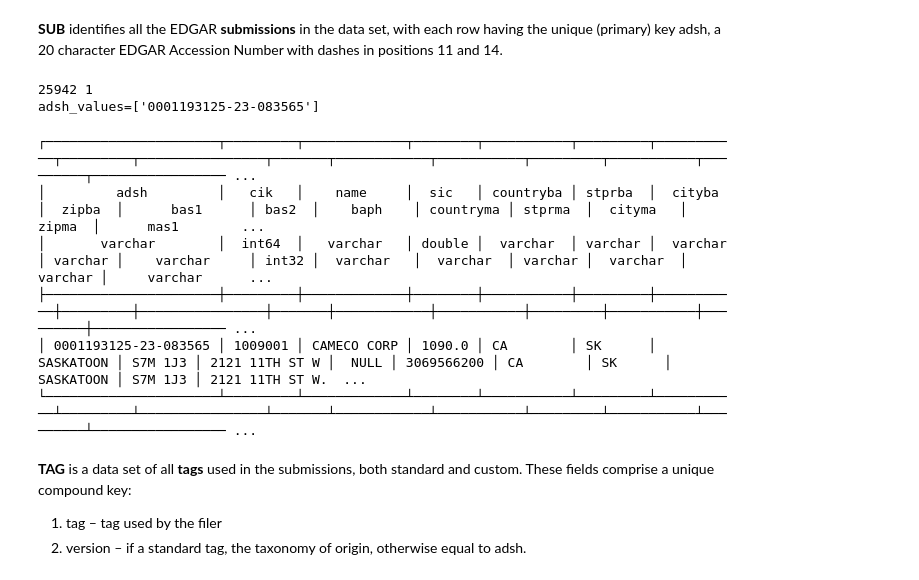
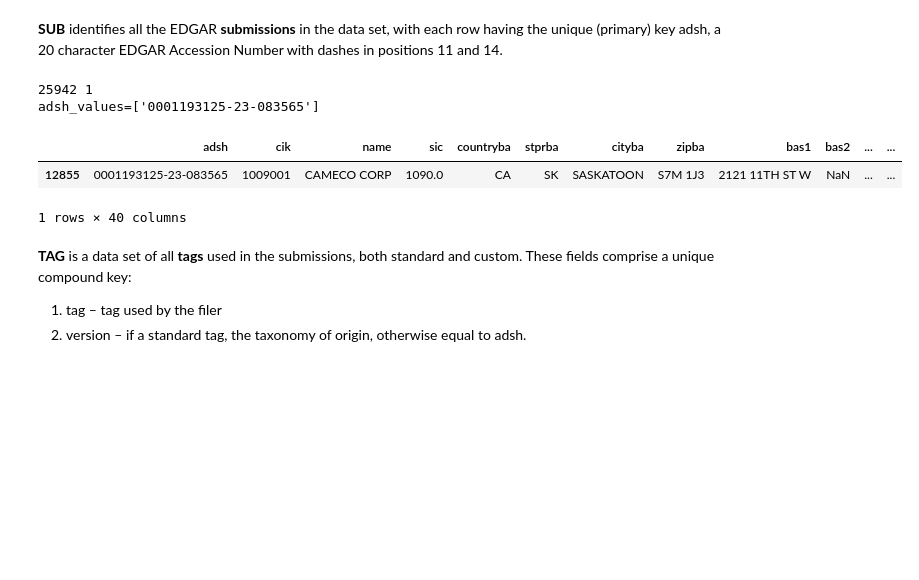
Before and after one commit to JamesSullivan/SEC, a Jupyter notebook: FS_Notes_Data_Company.ipynb, the cells around one changed output. Drawn from its saved outputs; the diff is of its cells as text; code cells hidden in the pictures; blank space fills up the shorter version.

```diff
--- a/FS_Notes_Data_Company.ipynb
+++ b/FS_Notes_Data_Company.ipynb
@@ -55,21 +56,19 @@ sql_ciks: (1009001)
 # %%
 df = load_tsv(yearq, "sub")
 df_sub = df.query(f"cik in {ciks}")
 print(len(df), len(df_sub))
 adsh_values = df_sub['adsh'].tolist()
 print(f"{adsh_values=}")
 # print(f"{type(adsh_values)} {adsh_values}")
-duckdb.sql(f"SELECT * FROM df_sub WHERE cik IN {sql_ciks};")
+# duckdb.sql(f"SELECT * FROM df_sub WHERE cik IN {sql_ciks};")
+display(df_sub)
 # filtered_df.iloc[:, :10]
 # %% [output]
 25942 1
 adsh_values=['0001193125-23-083565']
+|  | adsh | cik | name | sic | countryba | stprba | cityba | zipba | bas1 | bas2 | ... | ... |
+| 12855 | 0001193125-23-083565 | 1009001 | CAMECO CORP | 1090.0 | CA | SK | SASKATOON | S7M 1J3 | 2121 11TH ST W | NaN | ... | ... |
-┌──────────────────────┬─────────┬─────────────┬────────┬───────────┬─────────┬───────────┬─────────┬────────────────┬───────┬────────────┬───────────┬─────────┬───────────┬─────────┬───────────────── ...
-│         adsh         │   cik   │    name     │  sic   │ countryba │ stprba  │  cityba   │  zipba  │      bas1      │ bas2  │    baph    │ countryma │ stprma  │  cityma   │  zipma  │      mas1        ...
-│       varchar        │  int64  │   varchar   │ double │  varchar  │ varchar │  varchar  │ varchar │    varchar     │ int32 │  varchar   │  varchar  │ varchar │  varchar  │ varchar │     varchar      ...
-├──────────────────────┼─────────┼─────────────┼────────┼───────────┼─────────┼───────────┼─────────┼────────────────┼───────┼────────────┼───────────┼─────────┼───────────┼─────────┼───────────────── ...
-│ 0001193125-23-083565 │ 1009001 │ CAMECO CORP │ 1090.0 │ CA        │ SK      │ SASKATOON │ S7M 1J3 │ 2121 11TH ST W │  NULL │ 3069566200 │ CA        │ SK      │ SASKATOON │ S7M 1J3 │ 2121 11TH ST W.  ...
-└──────────────────────┴─────────┴─────────────┴────────┴───────────┴─────────┴───────────┴─────────┴────────────────┴───────┴────────────┴───────────┴─────────┴───────────┴─────────┴───────────────── ...
+1 rows × 40 columns
 # %% [markdown]
 **TAG** is a data set of all **tags** used in the submissions, both standard and custom. These fields
 comprise a unique compound key:
```
Also changed, not shown: parts of 2 cells of this notebook, 5 other files.
